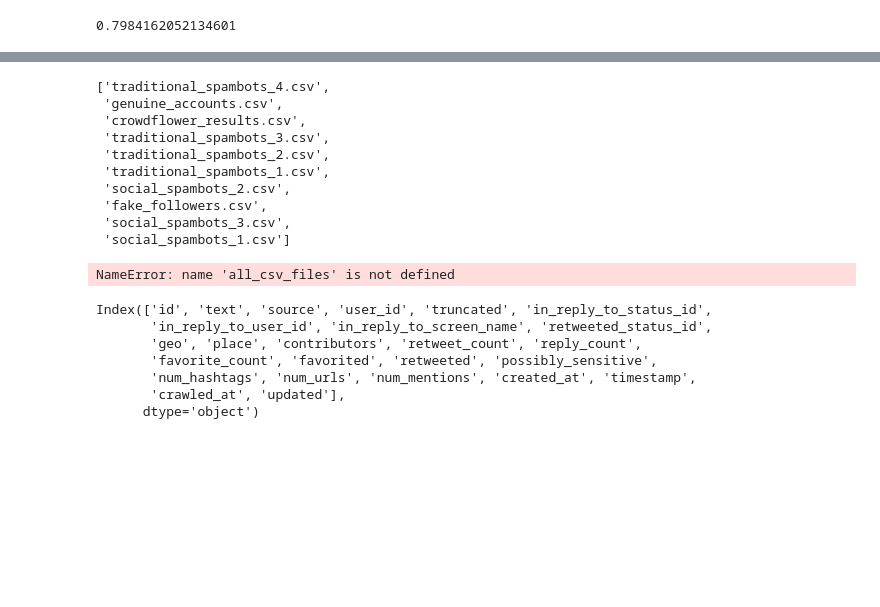
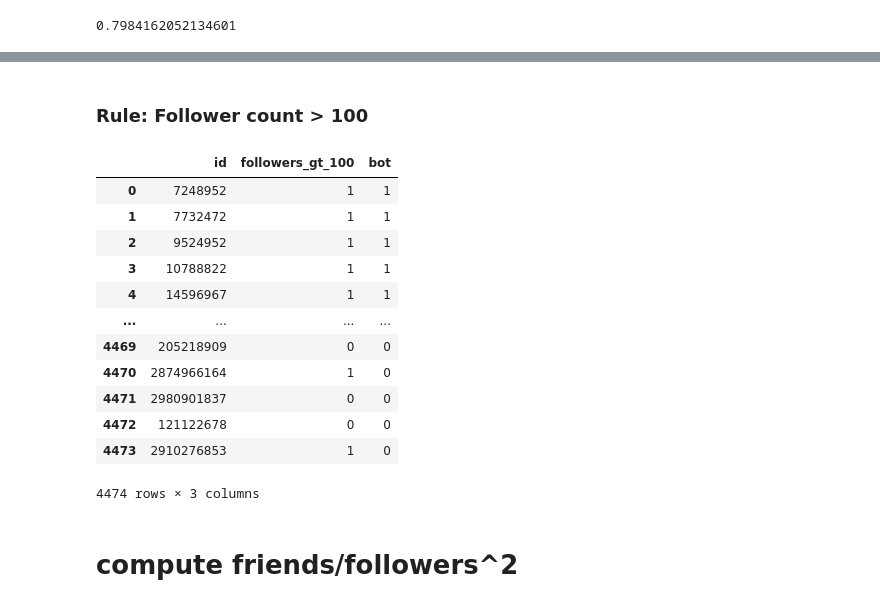
Before and after one commit to jasonweidner/CSPB_4502, a Jupyter notebook: Bot_Wrangler.ipynb, the cells around one changed output, grey strips where cells are left out. Saved outputs shown, nothing was run; the diff lists cells and outputs as text; code cells hidden in the pictures; blank space fills up the shorter version.

```diff
--- a/Bot_Wrangler.ipynb
+++ b/Bot_Wrangler.ipynb
@@ -230,16 +212,16 @@ def Info_Gain_Attribute(attr_col, bot_flag_col, df):
 # %%
 #JQ
-def create_col_gt_30_followers(df):
-    """Creates a df with two columns: "id" and 'followers_gt_30', which is 1 or 0 based on if the user have over 30 followers.
+def create_col_gt_100_followers(df):
+    """Creates a df with two columns: "id" and 'followers_gt_100', which is 1 or 0 based on if the user have over 100 followers.
 
     Parameters:
-        df (pd.df): a dataframe with at least two columns: "id" and "follower count"
+        df (pd.df): a dataframe with at least two columns: "id" and "followers_count"
 
     Returns:
-        df (pd.df): a dataframe with two columns: "id" and "followers_gt_30" with appropriate numerical boolean value.
+        df (pd.df): a dataframe with two columns: "id" and "followers_gt_100" with appropriate numerical boolean value.
     """
-    data = df.assign(followers_gt_30=0) # create column of zeros named 'followers_gt_30'
-    data.loc[data.followers_count > 30, 'followers_gt_30'] = 1
-    data = data[['id', 'followers_gt_30']]
+    data = df.assign(followers_gt_100 = 0) # create column of zeros named 'followers_gt_100'
+    data.loc[data.followers_count > 100, 'followers_gt_100'] = 1
+    data = data[['id', 'followers_gt_100']]
 
     return data
@@ -584,34 +614,24 @@ I_A
-# %%
-all_files = os.listdir('.')#get all files in current directory
-#all_files
-all_csv_files = [file for file in all_files if file.endswith('.csv')] # find only the csv files
-all_csv_files
-# %% [output]
-['traditional_spambots_4.csv',
- 'genuine_accounts.csv',
- 'crowdflower_results.csv',
- 'traditional_spambots_3.csv',
- 'traditional_spambots_2.csv',
- 'traditional_spambots_1.csv',
- 'social_spambots_2.csv',
- 'fake_followers.csv',
- 'social_spambots_3.csv',
- 'social_spambots_1.csv']
-# %%
-list_of_dataframes = []
-for file in all_csv_files:
-    #print(file)
-    list_of_dataframes.append(pd.read_csv(file))
-list_of_dataframes[0]
-# %% [output]
-NameError: name 'all_csv_files' is not defined
-# %%
-df.columns
-# %% [output]
-Index(['id', 'text', 'source', 'user_id', 'truncated', 'in_reply_to_status_id',
-       'in_reply_to_user_id', 'in_reply_to_screen_name', 'retweeted_status_id',
-       'geo', 'place', 'contributors', 'retweet_count', 'reply_count',
-       'favorite_count', 'favorited', 'retweeted', 'possibly_sensitive',
-       'num_hashtags', 'num_urls', 'num_mentions', 'created_at', 'timestamp',
-       'crawled_at', 'updated'],
-      dtype='object')
+# %% [markdown]
+### Rule: Follower count > 100
+# %%
+gt_100_followers_bots = create_col_gt_100_followers(tradbot_users)
+gt_100_followers_real = create_col_gt_100_followers(real_users)
+gt_100_f_data = pd.concat([gt_100_followers_bots,gt_100_followers_real], axis=0)
+gt_100_f_total = pd.merge(gt_100_f_data, data_real, left_on='id', right_on='id')
+gt_100_f_total
+# %% [output]
+|  | id | followers_gt_100 | bot |
+| 0 | 7248952 | 1 | 1 |
+| 1 | 7732472 | 1 | 1 |
+| 2 | 9524952 | 1 | 1 |
+| 3 | 10788822 | 1 | 1 |
+| 4 | 14596967 | 1 | 1 |
+| ... | ... | ... | ... |
+| 4469 | 205218909 | 0 | 0 |
+| 4470 | 2874966164 | 1 | 0 |
+| 4471 | 2980901837 | 0 | 0 |
+| 4472 | 121122678 | 0 | 0 |
+| 4473 | 2910276853 | 1 | 0 |
+4474 rows × 3 columns
+# %% [markdown]
+# compute friends/followers^2
```
Also changed, not shown: parts of 43 cells of this notebook.
